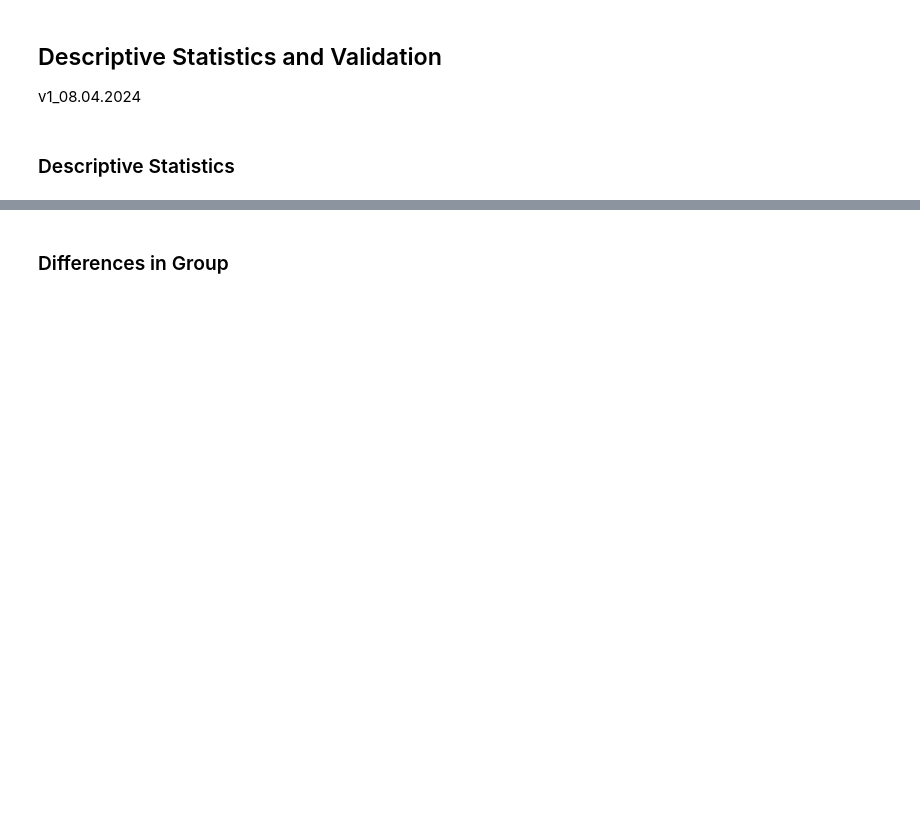
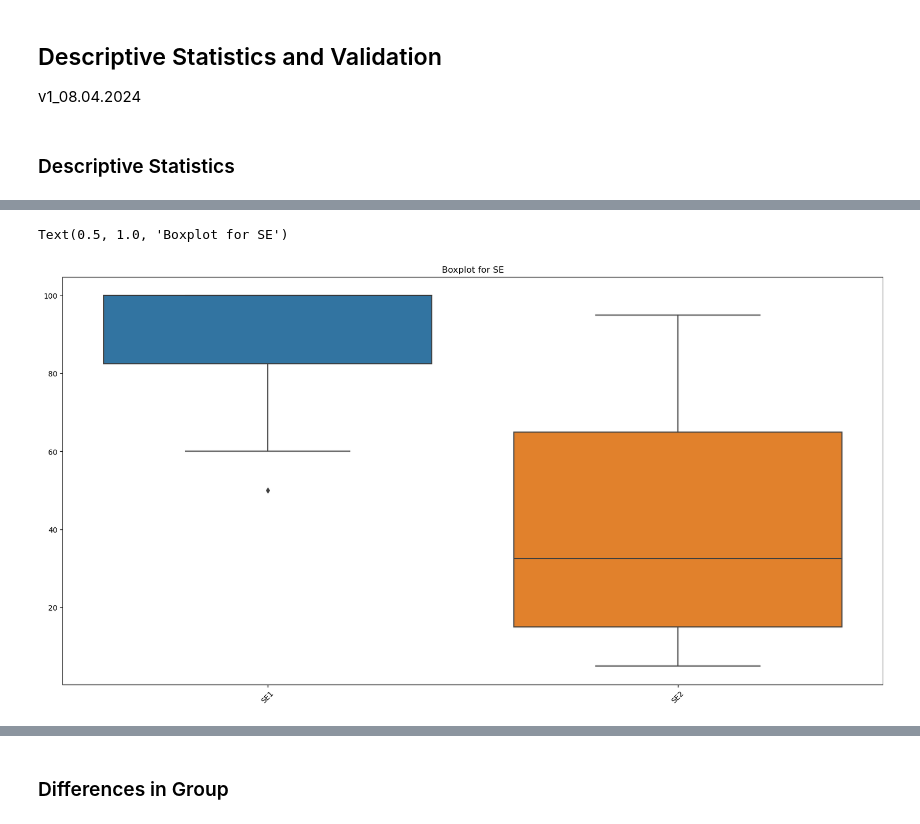
Before and after one commit to franci-03/DataAnalysis, a Jupyter notebook: 03_Validation/validation-analysis.ipynb, the cells around one changed output, grey strips where cells are left out. Drawn from its saved outputs; the diff is of its cells as text; code cells hidden in the pictures; blank space fills up the shorter version.

```diff
--- a/03_Validation/validation-analysis.ipynb
+++ b/03_Validation/validation-analysis.ipynb
@@ -181,0 +155,9 @@ print("\nKurtosis:\n", kurtosis_values)
+# %%
+# Boxplots variables that could be used as controls (different boxplot because of metrics)
+plt.figure(figsize=(20, 10))
+sns.boxplot(data=data[['SE1', 'SE2']])
+plt.xticks(rotation=45)
+plt.title('Boxplot for SE')
+# %% [output]
+Text(0.5, 1.0, 'Boxplot for SE')
+[figure, added]
```
Also changed, not shown: parts of 56 cells of this notebook.
